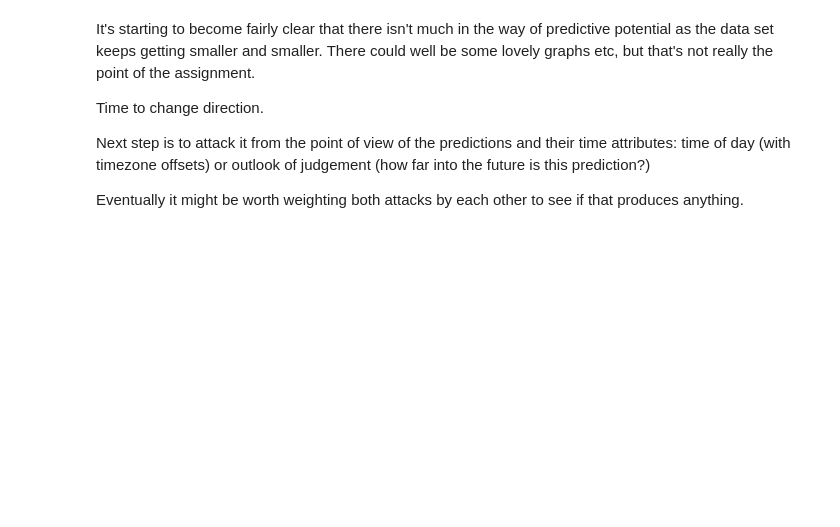
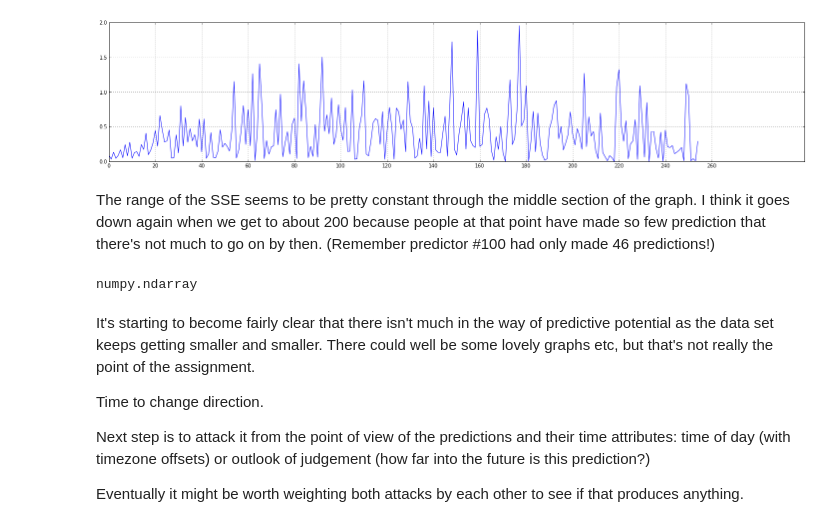
Before and after one commit to notionparallax/GA-DataScience, a Jupyter notebook: Prediction book analysis/PB analysis of users.ipynb, the cells around one changed output. Saved outputs shown, nothing was run; the diff lists cells and outputs as text; code cells hidden in the pictures; blank space fills up the shorter version.

```diff
--- a/Prediction book analysis/PB analysis of users.ipynb
+++ b/Prediction book analysis/PB analysis of users.ipynb
@@ -301,0 +357,10 @@ plot(qudf[ 'summedSquaredError'])
+# %%
+fig = plt.figure(figsize=(25,5), dpi=100)
+plot(qudf[ 'summedSquaredError'])
+grid(True)
+xticks(range(0,len(quantified_users)+20,20))
+show()
+# %% [output]
+[figure, added]
+# %% [markdown]
+The range of the SSE seems to be pretty constant through the middle section of the graph. I think it goes down again when we get to about 200 because people at that point have made so few prediction that there's not much to go on by then. (Remember predictor #100 had only made 46 predictions!)
@@ -301,0 +372,6 @@ plot(qudf[ 'summedSquaredError'])
+# %%
+qudf_scaled = preprocessing.scale(qudf)
+numpy.savetxt("./qudf_scaled.csv", qudf_scaled, delimiter=",") #qudf_scaled.to_csv("./scaled_users.csv") #error: 'numpy.ndarray' object has no attribute 'to_csv'
+type(qudf_scaled)
+# %% [output]
+numpy.ndarray
```
Also changed, not shown: parts of 44 cells of this notebook.
